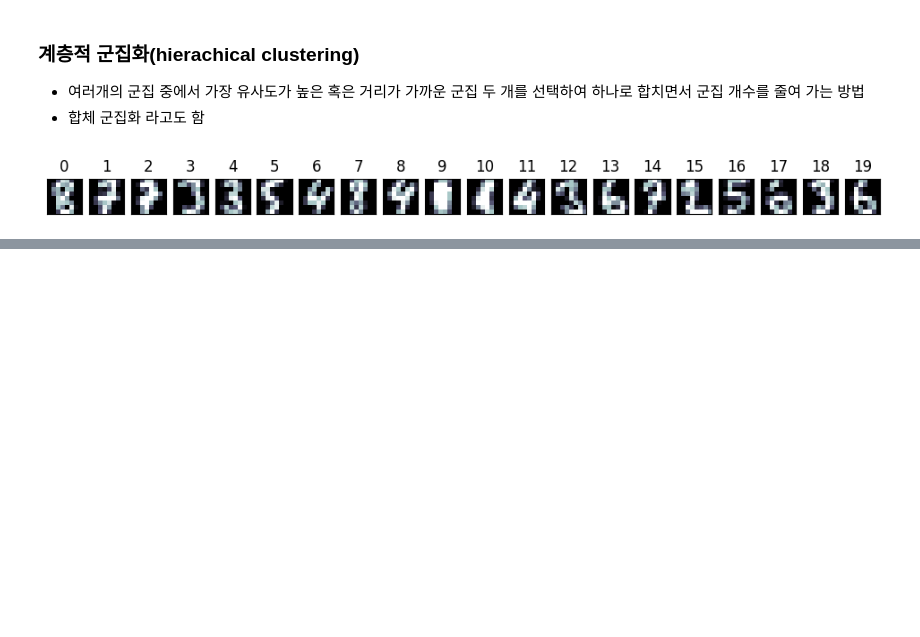
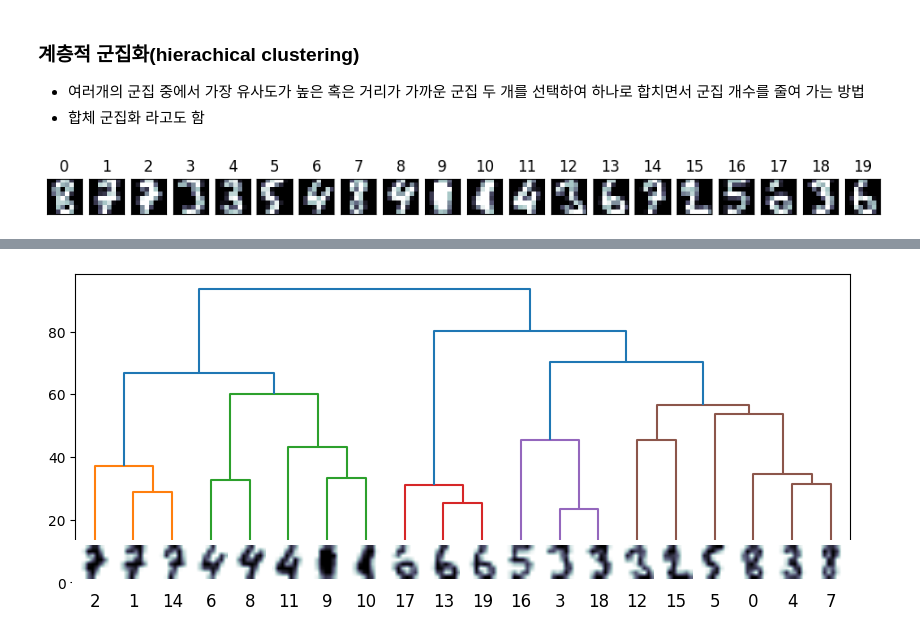
Before and after one commit to maaanzi/ubion, a Jupyter notebook: machine_learning/계층적군집화.ipynb, the cells around one changed output, grey strips where cells are left out. Saved outputs shown, nothing was run; the diff lists cells and outputs as text; code cells hidden in the pictures; blank space fills up the shorter version.

```diff
--- a/machine_learning/계층적군집화.ipynb
+++ b/machine_learning/계층적군집화.ipynb
@@ -26,0 +30,5 @@ for i in range(n_image):
+# %%
+from scipy.cluster.hierarchy import linkage, dendrogram
+
+Z = linkage(X, 'ward')
+Z
@@ -26,0 +55,26 @@ for i in range(n_image):
+# %%
+from matplotlib.offsetbox import OffsetImage, AnnotationBbox
+
+plt.figure(figsize=(10, 4))
+ax = plt.subplot()
+
+ddata = dendrogram(Z)
+
+dcoord = np.array(ddata["dcoord"])
+icoord = np.array(ddata["icoord"])
+leaves = np.array(ddata["leaves"])
+idx = np.argsort(dcoord[:, 2])
+dcoord = dcoord[idx, :]
+icoord = icoord[idx, :]
+idx = np.argsort(Z[:, :2].ravel())
+label_pos = icoord[:, 1:3].ravel()[idx][:20]
+
+for i in range(20):
+    imagebox = OffsetImage(images[i], cmap=plt.cm.bone_r, interpolation="bilinear", zoom=3)
+    ab = AnnotationBbox(imagebox, (label_pos[i], 0),  box_alignment=(0.5, -0.1),
+                        bboxprops={"edgecolor" : "none"})
+    ax.add_artist(ab)
+
+plt.show()
+# %% [output]
+[figure, added]
```
Also changed, not shown: parts of 2 cells of this notebook, 4 other files.
